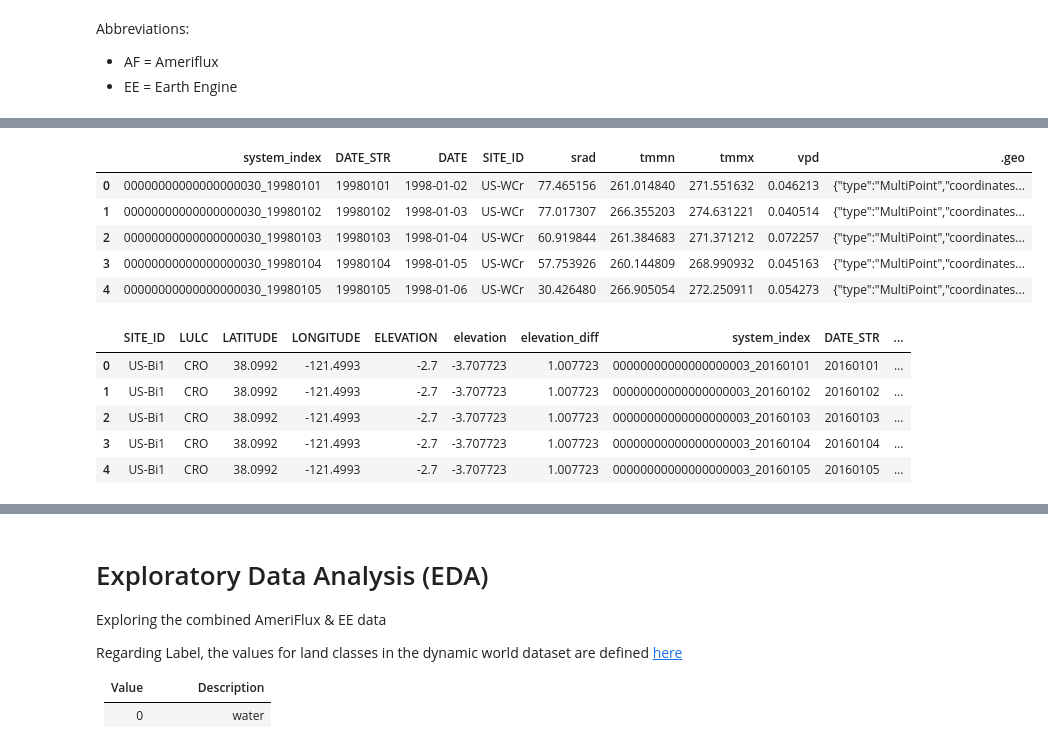
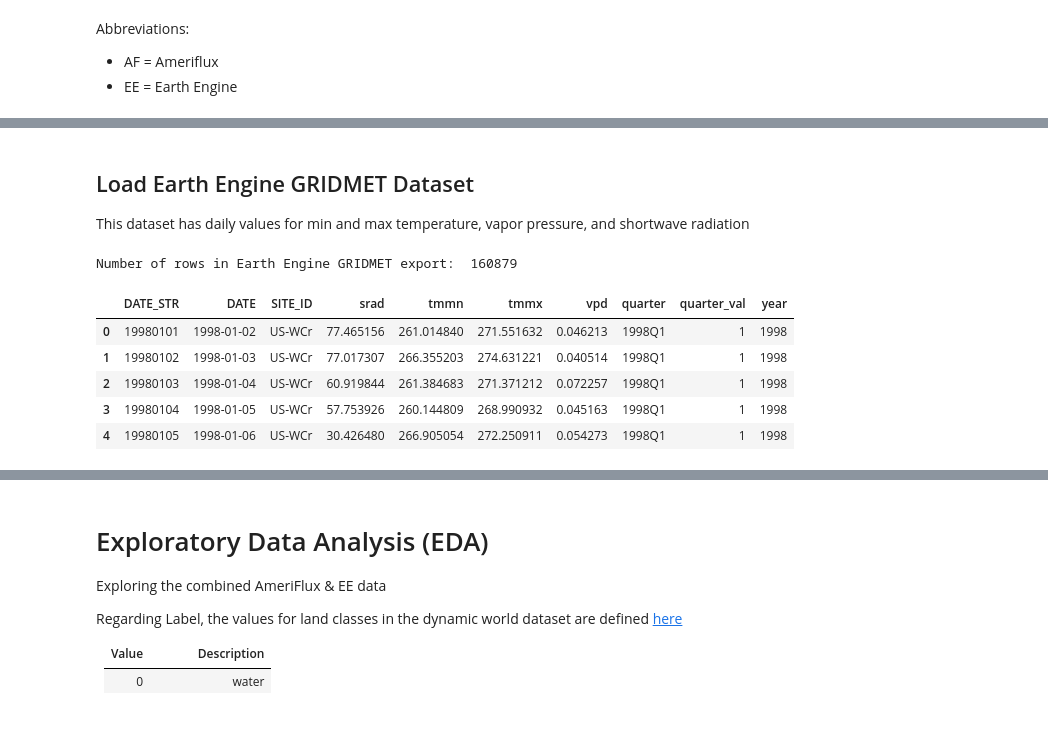
Before and after one commit to justinetaylor/mids-w210-capstone, a Jupyter notebook: Ameriflux_EE joined EDA.ipynb, the cells around one changed output, grey strips where cells are left out. Cells and saved outputs as stored; diff of their text form; code cells hidden in the pictures.

```diff
--- a/Ameriflux_EE joined EDA.ipynb
+++ b/Ameriflux_EE joined EDA.ipynb
@@ -155,28 +272,24 @@ ee_mod.head()
 
 # ee_mod['first_day'] = ee_mod['DATE'].apply(get_first_day_of_week)
 # ee_mod['week'] = ee_mod['DATE'].dt.to_period('W-SAT').apply(lambda r: r.start_time)-dt.timedelta(days=1)
+# %% [markdown]
+## Load Earth Engine GRIDMET Dataset
+This dataset has daily values for min and max temperature, vapor pressure, and shortwave radiation
 # %%
-# read in ee_gridmet
-ee_gridmet = pd.read_csv("data/ee_new/final_gridmet_export.csv")
+ee_gridmet = pd.read_csv("data/final_gridmet_export.csv").drop(['system_index', '.geo'], axis=1)
 ee_gridmet['DATE'] = pd.to_datetime(ee_gridmet['DATE'], errors='coerce')
+ee_gridmet['quarter'] = ee_gridmet['DATE'].dt.to_period('Q-NOV')
+ee_gridmet['quarter_val'] = ee_gridmet.quarter.dt.quarter
+ee_gridmet['year'] = ee_gridmet['DATE'].dt.year
+
+print("Number of rows in Earth Engine GRIDMET export: ", len(ee_gridmet.index))
+
 ee_gridmet.head()
 # %% [output]
+Number of rows in Earth Engine GRIDMET export:  160879
-|  | system_index | DATE_STR | DATE | SITE_ID | srad | tmmn | tmmx | vpd | .geo |
-| 0 | 00000000000000000030_19980101 | 19980101 | 1998-01-02 | US-WCr | 77.465156 | 261.014840 | 271.551632 | 0.046213 | {"type":"MultiPoint","coordinates... |
-| 1 | 00000000000000000030_19980102 | 19980102 | 1998-01-03 | US-WCr | 77.017307 | 266.355203 | 274.631221 | 0.040514 | {"type":"MultiPoint","coordinates... |
-| 2 | 00000000000000000030_19980103 | 19980103 | 1998-01-04 | US-WCr | 60.919844 | 261.384683 | 271.371212 | 0.072257 | {"type":"MultiPoint","coordinates... |
-| 3 | 00000000000000000030_19980104 | 19980104 | 1998-01-05 | US-WCr | 57.753926 | 260.144809 | 268.990932 | 0.045163 | {"type":"MultiPoint","coordinates... |
-| 4 | 00000000000000000030_19980105 | 19980105 | 1998-01-06 | US-WCr | 30.426480 | 266.905054 | 272.250911 | 0.054273 | {"type":"MultiPoint","coordinates... |
+|  | DATE_STR | DATE | SITE_ID | srad | tmmn | tmmx | vpd | quarter | quarter_val | year |
+| 0 | 19980101 | 1998-01-02 | US-WCr | 77.465156 | 261.014840 | 271.551632 | 0.046213 | 1998Q1 | 1 | 1998 |
+| 1 | 19980102 | 1998-01-03 | US-WCr | 77.017307 | 266.355203 | 274.631221 | 0.040514 | 1998Q1 | 1 | 1998 |
+| 2 | 19980103 | 1998-01-04 | US-WCr | 60.919844 | 261.384683 | 271.371212 | 0.072257 | 1998Q1 | 1 | 1998 |
+| 3 | 19980104 | 1998-01-05 | US-WCr | 57.753926 | 260.144809 | 268.990932 | 0.045163 | 1998Q1 | 1 | 1998 |
+| 4 | 19980105 | 1998-01-06 | US-WCr | 30.426480 | 266.905054 | 272.250911 | 0.054273 | 1998Q1 | 1 | 1998 |
-# %%
-# merge with ee_mod & sites df
-merged = ee_gridmet.merge(ee_mod)
-combined = sites.merge(merged)
-combined.drop(columns=['Unnamed: 0'], inplace=True)
-combined.head()
-# %% [output]
-|  | SITE_ID | LULC | LATITUDE | LONGITUDE | ELEVATION | elevation | elevation_diff | system_index | DATE_STR | ... |
-| 0 | US-Bi1 | CRO | 38.0992 | -121.4993 | -2.7 | -3.707723 | 1.007723 | 00000000000000000003_20160101 | 20160101 | ... |
-| 1 | US-Bi1 | CRO | 38.0992 | -121.4993 | -2.7 | -3.707723 | 1.007723 | 00000000000000000003_20160102 | 20160102 | ... |
-| 2 | US-Bi1 | CRO | 38.0992 | -121.4993 | -2.7 | -3.707723 | 1.007723 | 00000000000000000003_20160103 | 20160103 | ... |
-| 3 | US-Bi1 | CRO | 38.0992 | -121.4993 | -2.7 | -3.707723 | 1.007723 | 00000000000000000003_20160104 | 20160104 | ... |
-| 4 | US-Bi1 | CRO | 38.0992 | -121.4993 | -2.7 | -3.707723 | 1.007723 | 00000000000000000003_20160105 | 20160105 | ... |
```
Also changed, not shown: parts of 53 cells of this notebook, 18 other files.
